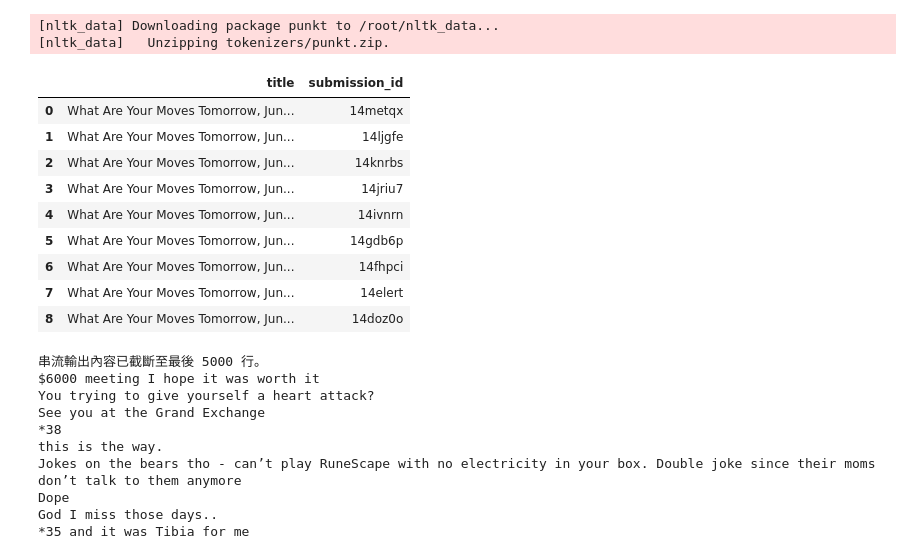
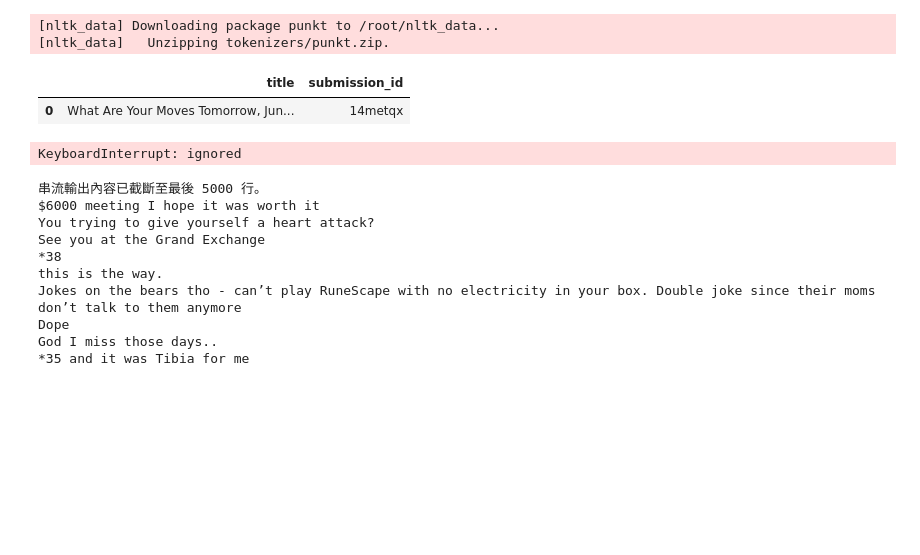
Before and after one commit to SChiu-project/CUSCS_project, a Jupyter notebook: Reddit_Project.ipynb, the cells around one changed output. Cells and saved outputs as stored; diff of their text form; code cells hidden in the pictures; blank space fills up the shorter version.

```diff
--- a/Reddit_Project.ipynb
+++ b/Reddit_Project.ipynb
@@ -195,19 +195,11 @@ from nltk.probability import FreqDist
 [nltk_data] Downloading package punkt to /root/nltk_data...
 [nltk_data]   Unzipping tokenizers/punkt.zip.
 # %%
-df3 = df[:9]
+df3 = df[:1]
 df3
 # %% [output]
 |  | title | submission_id |
 | 0 | What Are Your Moves Tomorrow, Jun... | 14metqx |
-| 1 | What Are Your Moves Tomorrow, Jun... | 14ljgfe |
-| 2 | What Are Your Moves Tomorrow, Jun... | 14knrbs |
-| 3 | What Are Your Moves Tomorrow, Jun... | 14jriu7 |
-| 4 | What Are Your Moves Tomorrow, Jun... | 14ivnrn |
-| 5 | What Are Your Moves Tomorrow, Jun... | 14gdb6p |
-| 6 | What Are Your Moves Tomorrow, Jun... | 14fhpci |
-| 7 | What Are Your Moves Tomorrow, Jun... | 14elert |
-| 8 | What Are Your Moves Tomorrow, Jun... | 14doz0o |
 # %%
 # extract all comments under that thread
 
@@ -231,6 +223,8 @@ for submission_id in df3['submission_id']:
 
 # 将字符串添加到数据框中的新列
 df3['comments'] = comments
+# %% [output]
+KeyboardInterrupt: ignored
 # %%
 # 使用 NLTK 将所有评论的文本合并为一个字符串
 all_comments_text = ' '.join(comments)
```
